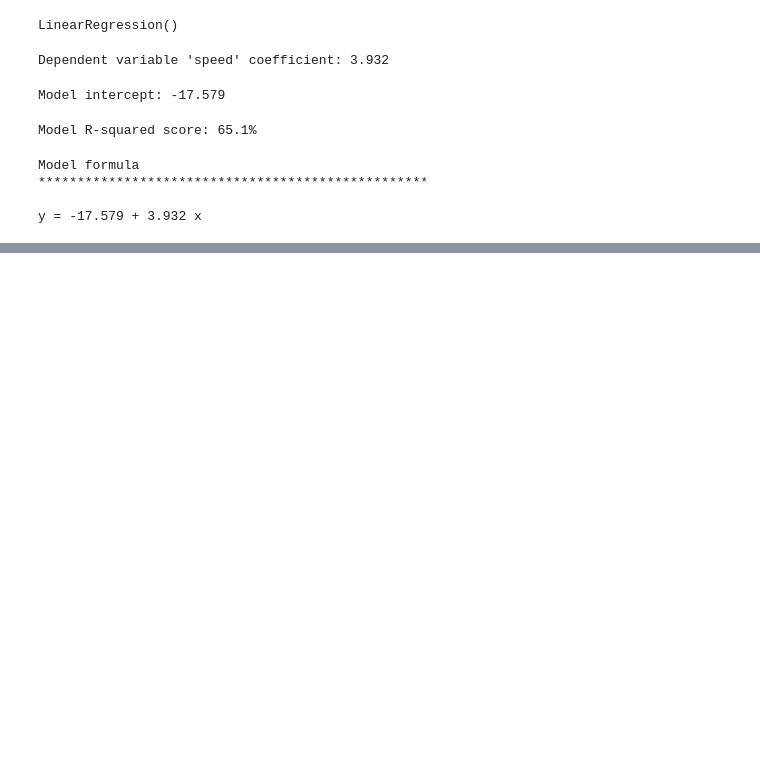
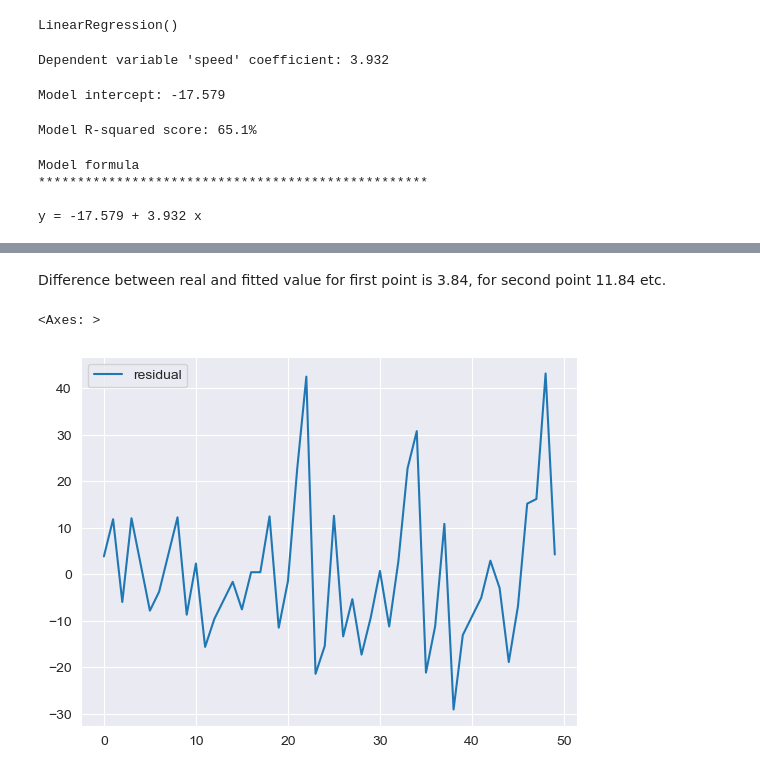
Before and after one commit to aleksandardpantic/cars-case-study, a Jupyter notebook: regression.ipynb, the cells around one changed output, grey strips where cells are left out. Cells and saved outputs as stored; diff of their text form; code cells hidden in the pictures; blank space fills up the shorter version.

```diff
--- a/regression.ipynb
+++ b/regression.ipynb
@@ -110,0 +132,3 @@ Notes:
+# %%
+residuals = pd.DataFrame(regressor.resid,columns=['residual'])
+residuals.head()
@@ -110,0 +142,7 @@ Notes:
+# %% [markdown]
+Difference between real and fitted value for first point is 3.84, for second point 11.84 etc.
+# %%
+residuals.plot()
+# %% [output]
+<Axes: >
+[figure, added]
```
Also changed, not shown: parts of 60 cells of this notebook, 2 other files.
